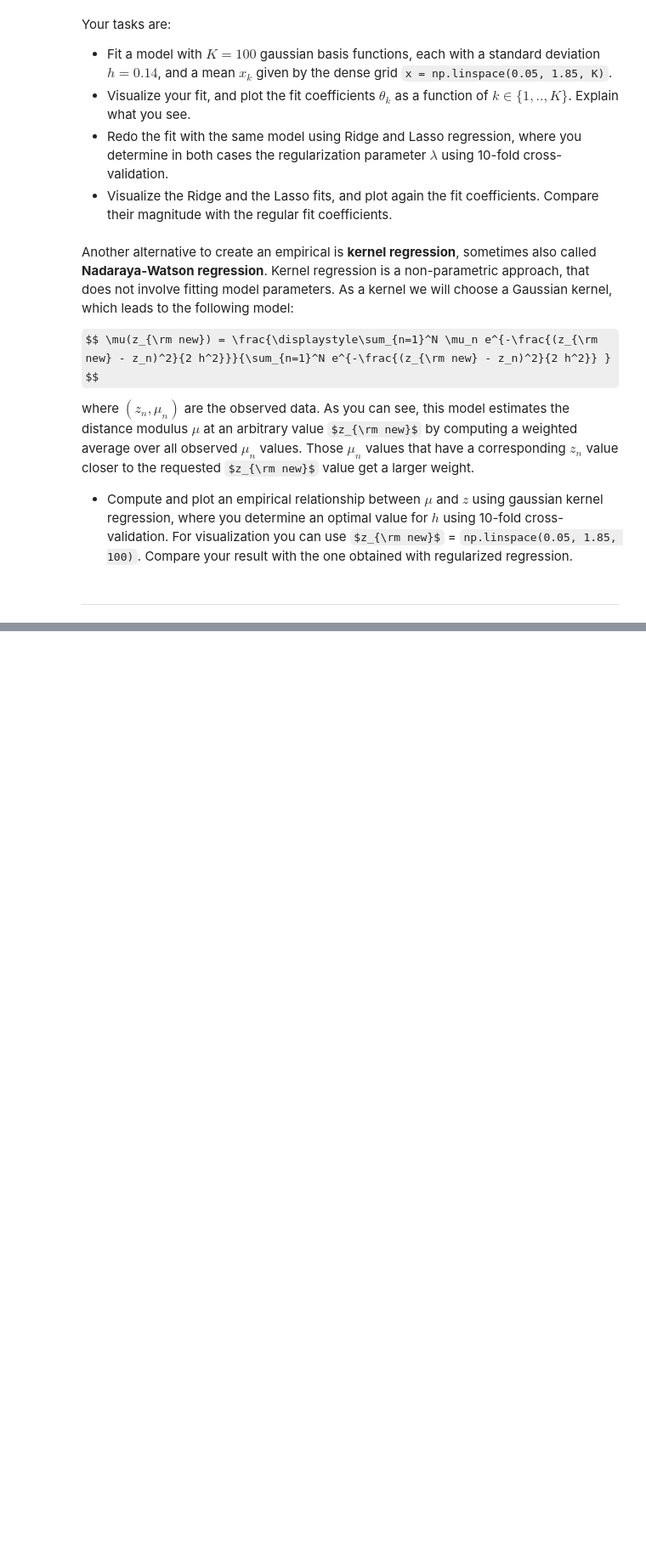
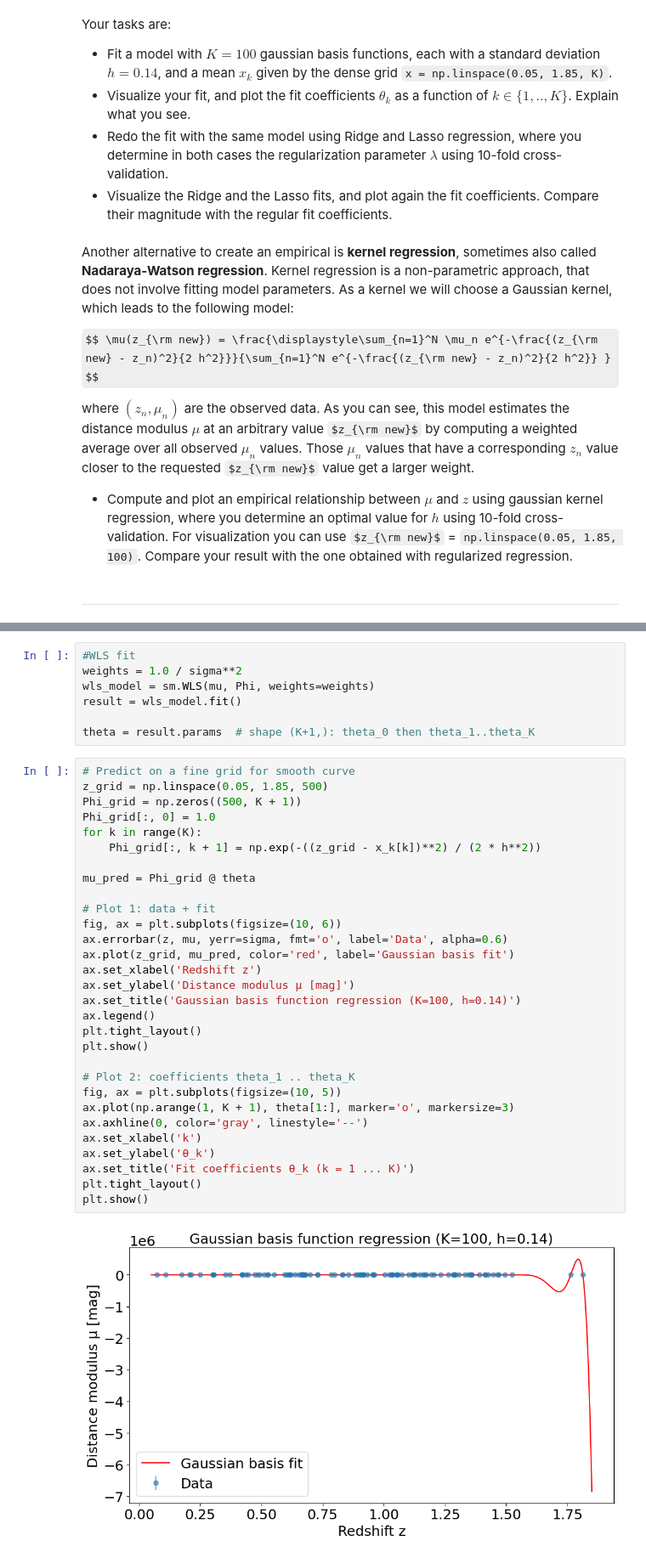
Before and after one commit to aapnegara/data-analysis-homework, a Jupyter notebook: HomeworkAssignment3_AAgungPrawiraNegara_NandVanDeun.ipynb, the cells around one changed output, grey strips where cells are left out. Shown at 85% size. Drawn from its saved outputs; the diff is of its cells as text; some formulas as TeX source; blank space fills up the shorter version.

```diff
--- a/HomeworkAssignment3_AAgungPrawiraNegara_NandVanDeun.ipynb
+++ b/HomeworkAssignment3_AAgungPrawiraNegara_NandVanDeun.ipynb
@@ -789,0 +829,39 @@ where $(z_n, \mu_n)$ are the observed data. As you can see, this model estimates
+# %%
+#WLS fit
+weights = 1.0 / sigma**2
+wls_model = sm.WLS(mu, Phi, weights=weights)
+result = wls_model.fit()
+
+theta = result.params  # shape (K+1,): theta_0 then theta_1..theta_K
+# %%
+# Predict on a fine grid for smooth curve
+z_grid = np.linspace(0.05, 1.85, 500)
+Phi_grid = np.zeros((500, K + 1))
+Phi_grid[:, 0] = 1.0
+for k in range(K):
+    Phi_grid[:, k + 1] = np.exp(-((z_grid - x_k[k])**2) / (2 * h**2))
+
+mu_pred = Phi_grid @ theta
+
+# Plot 1: data + fit
+fig, ax = plt.subplots(figsize=(10, 6))
+ax.errorbar(z, mu, yerr=sigma, fmt='o', label='Data', alpha=0.6)
+ax.plot(z_grid, mu_pred, color='red', label='Gaussian basis fit')
+ax.set_xlabel('Redshift z')
+ax.set_ylabel('Distance modulus μ [mag]')
+ax.set_title('Gaussian basis function regression (K=100, h=0.14)')
+ax.legend()
+plt.tight_layout()
+plt.show()
+
+# Plot 2: coefficients theta_1 .. theta_K
+fig, ax = plt.subplots(figsize=(10, 5))
+ax.plot(np.arange(1, K + 1), theta[1:], marker='o', markersize=3)
+ax.axhline(0, color='gray', linestyle='--')
+ax.set_xlabel('k')
+ax.set_ylabel('θ_k')
+ax.set_title('Fit coefficients θ_k (k = 1 ... K)')
+plt.tight_layout()
+plt.show()
+# %% [output]
+[figure, added]
```
Also changed, not shown: parts of 6 cells of this notebook.
